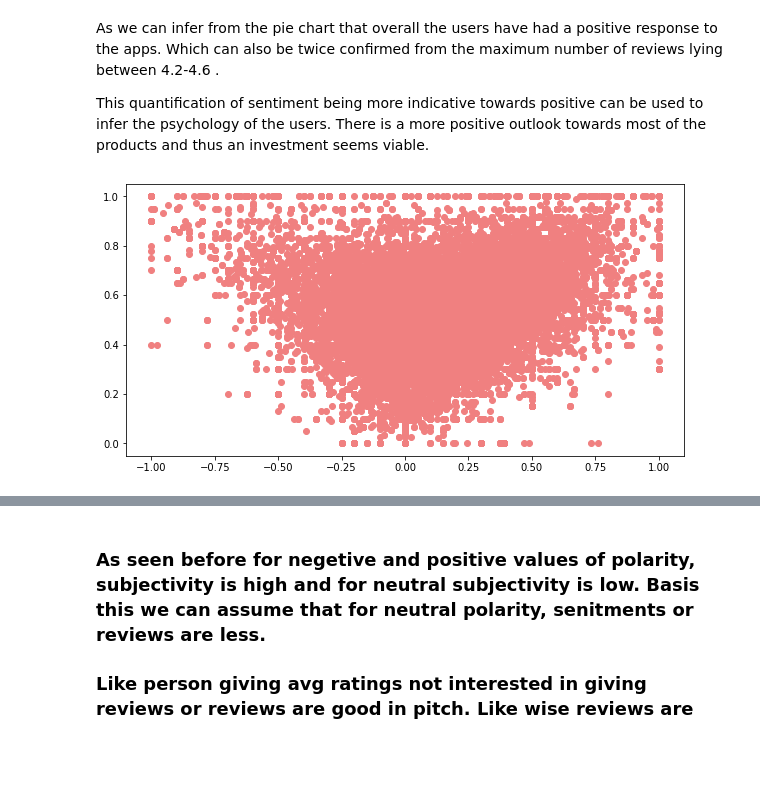
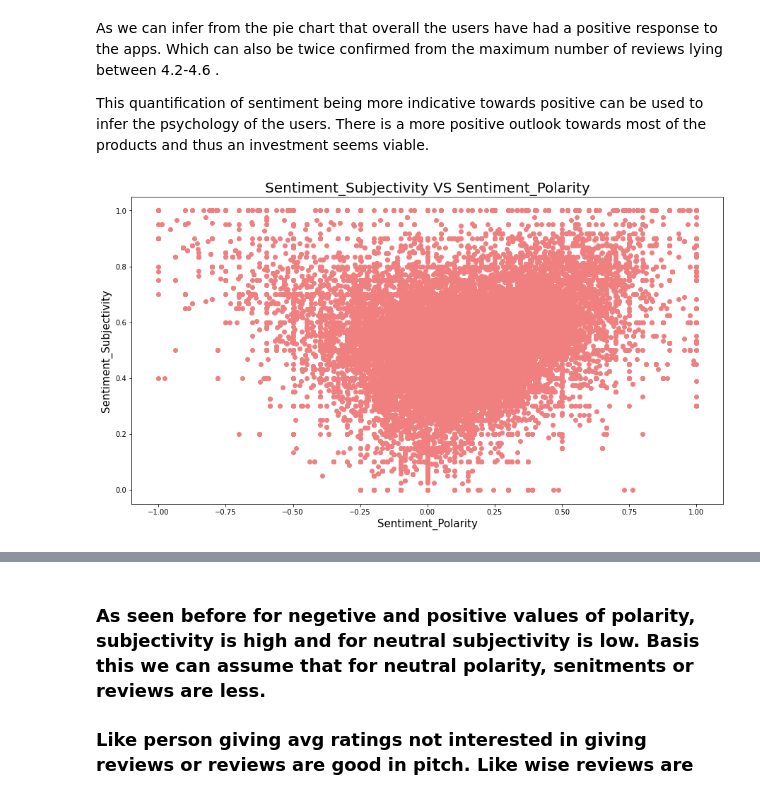
Before and after one commit to shubham-hub/Play-Store-Analysis, a Jupyter notebook: Capstone_Project_1_Shubham_Chavhan.ipynb, the cells around one changed output, grey strips where cells are left out. Cells and saved outputs as stored; diff of their text form; code cells hidden in the pictures; blank space fills up the shorter version.

```diff
--- a/Capstone_Project_1_Shubham_Chavhan.ipynb
+++ b/Capstone_Project_1_Shubham_Chavhan.ipynb
@@ -774,5 +914,8 @@ plt.show()
 # %% [markdown]
 ## **For second dataframe.**
+# %%
+#Creating dataframes for user reviews data
+df_user_review = pd.read_csv('/content/drive/MyDrive/Play_Store_Project/User Reviews.csv')
 # %%
 df_user_review.head()
 # %% [output]
@@ -894,8 +1045,12 @@ This quantification of sentiment being more indicative towards positive can be u
 # %%
 x=df_user_review['Sentiment_Polarity']
 y=df_user_review['Sentiment_Subjectivity']
 plt.scatter(x,y,color='lightcoral')
+plt.title('Sentiment_Subjectivity VS Sentiment_Polarity',size = 20)
+plt.rcParams['figure.figsize'] = (12,6)
+plt.ylabel('Sentiment_Subjectivity',size = 15)
+plt.xlabel('Sentiment_Polarity',size = 15)
 plt.show()
 # %% [output]
-[figure, old version]
+[figure, new version]
 # %%
```
Also changed, not shown: parts of 62 cells of this notebook.
